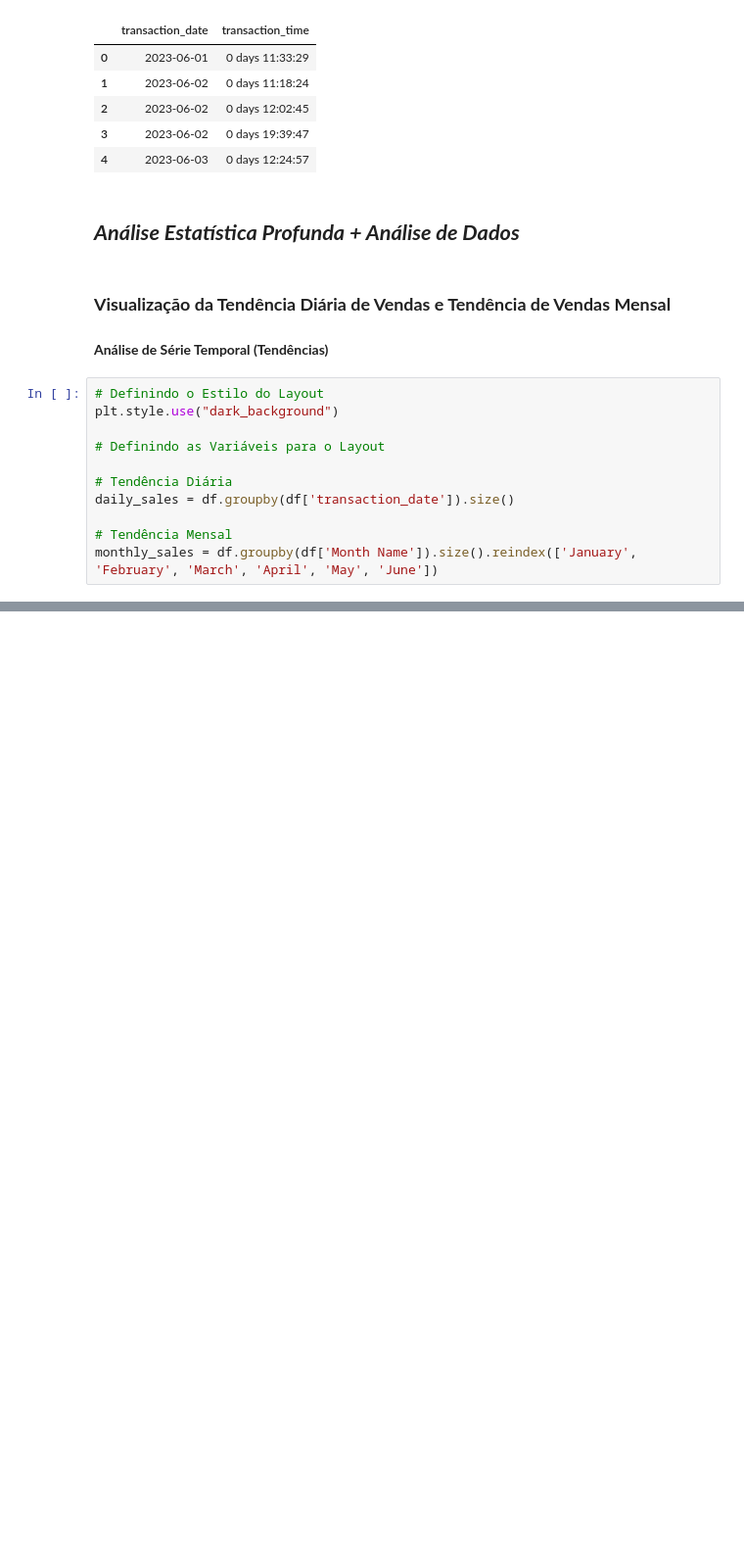
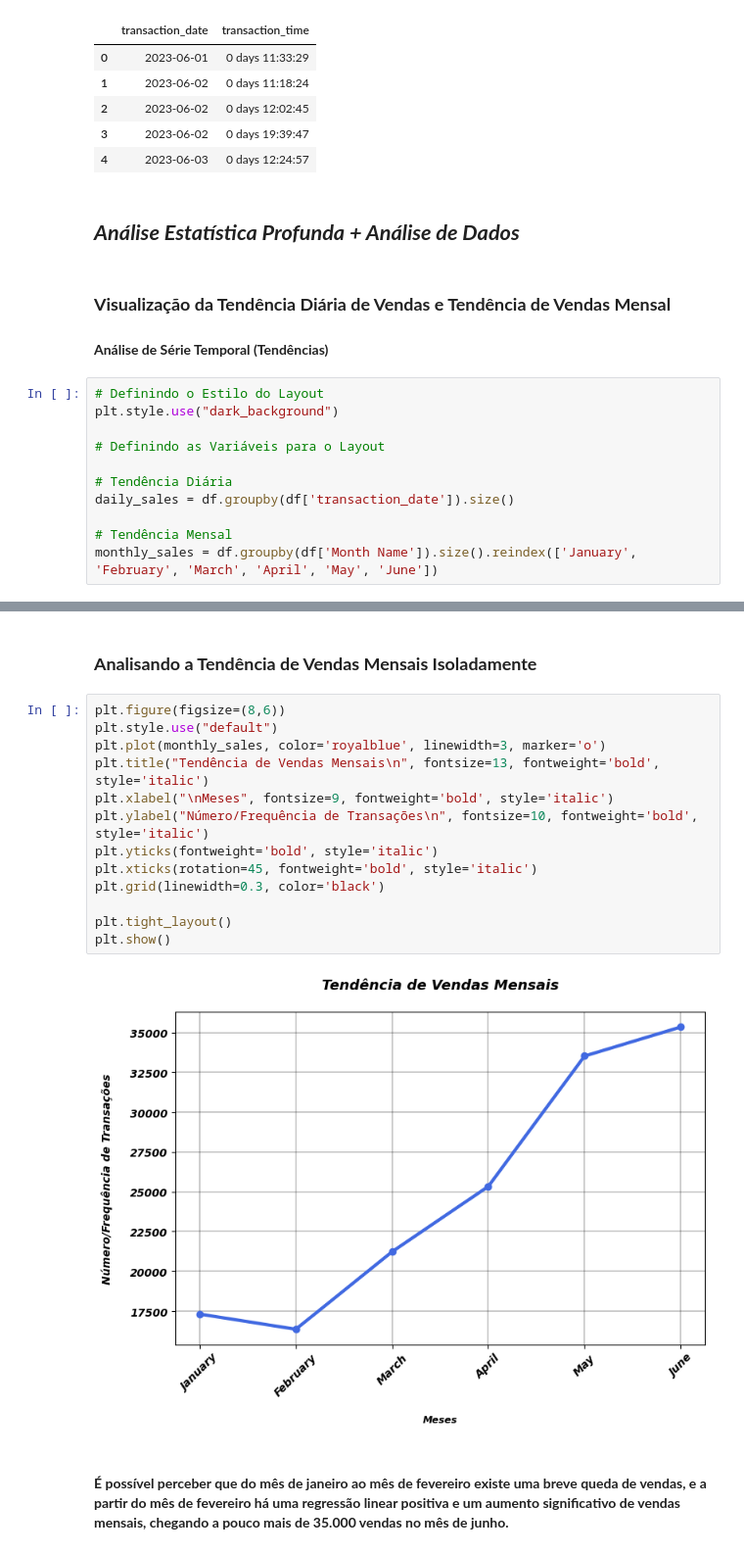
Before and after one commit to JonathaVaz/Coffee, a Jupyter notebook: Machine Learning - Coffee Classification.ipynb, the cells around one changed output, grey strips where cells are left out. Shown at 98% size. Cells and saved outputs as stored; diff of their text form; blank space fills up the shorter version.

```diff
--- a/Machine Learning - Coffee Classification.ipynb
+++ b/Machine Learning - Coffee Classification.ipynb
@@ -248,0 +261,19 @@ plt.show()
+# %% [markdown]
+### **Analisando a Tendência de Vendas Mensais Isoladamente**
+# %%
+plt.figure(figsize=(8,6))
+plt.style.use("default")
+plt.plot(monthly_sales, color='royalblue', linewidth=3, marker='o')
+plt.title("Tendência de Vendas Mensais\n", fontsize=13, fontweight='bold', style='italic')
+plt.xlabel("\nMeses", fontsize=9, fontweight='bold', style='italic')
+plt.ylabel("Número/Frequência de Transações\n", fontsize=10, fontweight='bold', style='italic')
+plt.yticks(fontweight='bold', style='italic')
+plt.xticks(rotation=45, fontweight='bold', style='italic')
+plt.grid(linewidth=0.3, color='black')
+
+plt.tight_layout()
+plt.show()
+# %% [output]
+[figure, added]
+# %% [markdown]
+#### **É possível perceber que do mês de janeiro ao mês de fevereiro existe uma breve queda de vendas, e a partir do mês de fevereiro há uma regressão linear positiva e um aumento significativo de vendas mensais, chegando a pouco mais de 35.000 vendas no mês de junho.**
```
Also changed, not shown: parts of 87 cells of this notebook.
